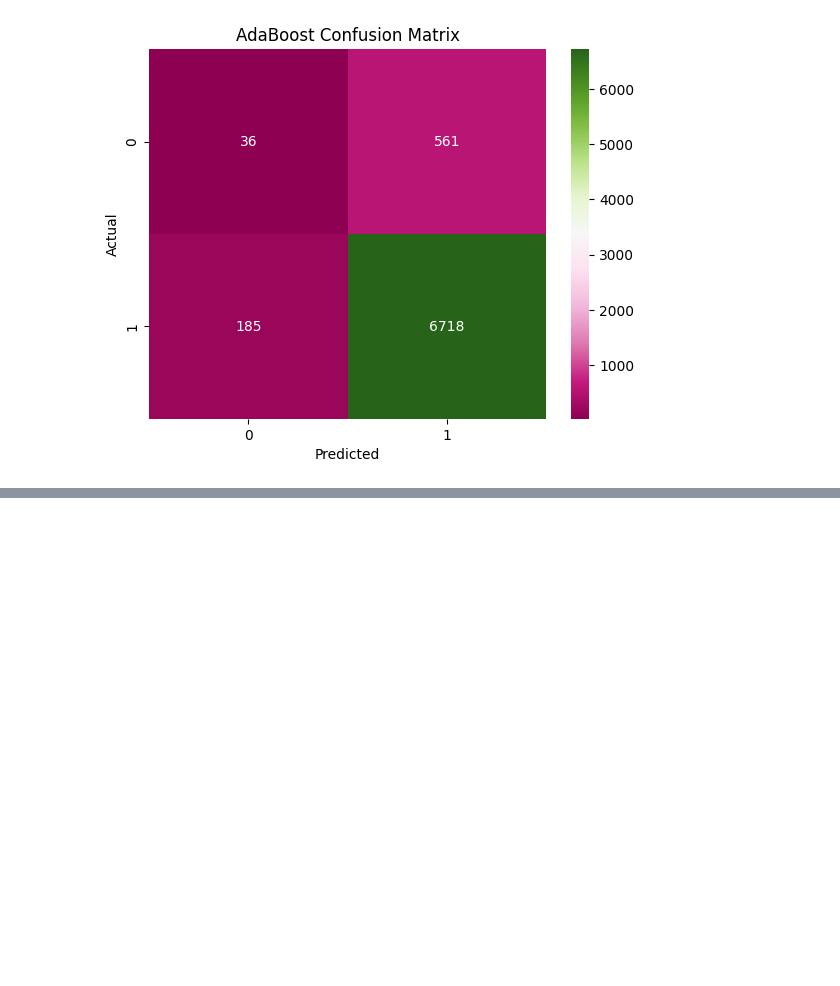
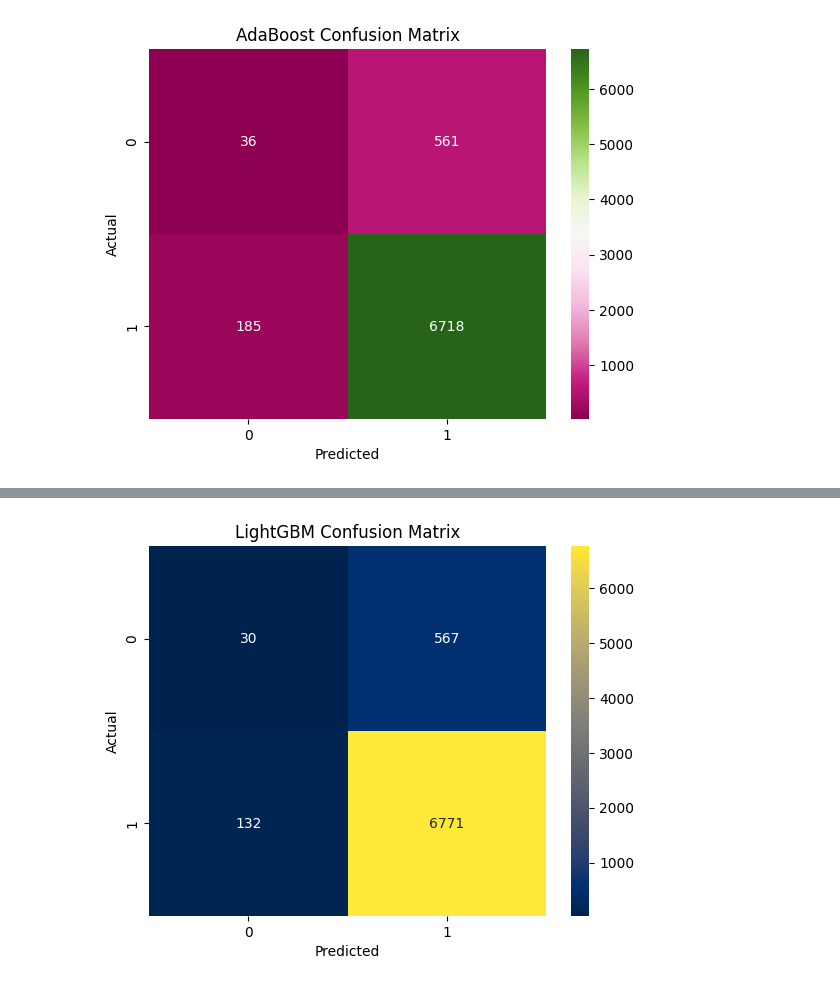
Before and after one commit to samifahim07/PsychWell-Predictive-Modeling, a Jupyter notebook: mental_health.ipynb, the cells around one changed output, grey strips where cells are left out. Drawn from its saved outputs; the diff is of its cells as text; code cells hidden in the pictures; blank space fills up the shorter version.

```diff
--- a/mental_health.ipynb
+++ b/mental_health.ipynb
@@ -949,3 +949,72 @@ Accuracy Score: 90.05333333333333
    macro avg       0.54      0.52      0.52      7500
 weighted avg       0.86      0.90      0.88      7500
 [figure]
+# %%
+# LightGBM
+lgbm = LGBMClassifier(random_state=42,verbose=-1)
+# Hyperparameters
+param_grid = {
+    'n_estimators': [100, 200, 300, 500, 700, 1000],
+    'learning_rate': [0.01, 0.03, 0.05, 0.1, 0.2],
+    'max_depth': [-1, 3, 5, 7, 10],
+    'num_leaves': [15, 31, 50, 70, 100],
+    'min_child_samples': [10, 20, 30, 50, 100],
+    'subsample': [0.6, 0.7, 0.8, 0.9, 1.0],
+    'colsample_bytree': [0.6, 0.7, 0.8, 0.9, 1.0],
+    'reg_alpha': [0, 0.01, 0.1, 1, 5],
+    'reg_lambda': [0, 0.01, 0.1, 1, 5]
+}
+
+# Hyperparameter Tuning
+lgbm_random = RandomizedSearchCV(
+    estimator=lgbm,
+    param_distributions=param_grid,
+    n_iter=40,
+    cv=3,
+    scoring='accuracy',
+    random_state=42,
+    n_jobs=-1,
+    verbose=1
+)
+
+lgbm_random.fit(xtrain, ytrain)
+
+# Best Parameters
+print("Best Parameters:")
+print(lgbm_random.best_params_)
+
+print("\nBest CV Score:")
+print(lgbm_random.best_score_ * 100)
+
+# Best LightGBM Model
+model_1_lgbm = lgbm_random.best_estimator_
+
+# Training Score
+print("\nTraining Score:", model_1_lgbm.score(xtrain, ytrain) * 100)
+
+# Testing Score
+print("Testing Score:", model_1_lgbm.score(xtest, ytest) * 100)
+
+# Prediction
+y_pred_lgbm = model_1_lgbm.predict(xtest)
+
+# Accuracy
+ac_score_lgbm = accuracy_score(ytest, y_pred_lgbm)
+
+print("\nAccuracy Score:",ac_score_lgbm * 100)
+
+# Classification Report
+class_rep_lgbm = classification_report(ytest, y_pred_lgbm)
+
+print("\nClassification Report:\n",class_rep_lgbm)
+
+# Confusion Matrix
+con_max_lgbm = confusion_matrix(ytest, y_pred_lgbm)
+
+sns.heatmap(con_max_lgbm,annot=True,fmt='d',cmap="cividis")
+
+plt.title("LightGBM Confusion Matrix")
+plt.xlabel("Predicted")
+plt.ylabel("Actual")
+plt.show()
+# %% [output]
@@ -951,0 +1038 @@ weighted avg       0.86      0.90      0.88      7500
+[figure, added]
```
Also changed, not shown: parts of 2 cells of this notebook.
